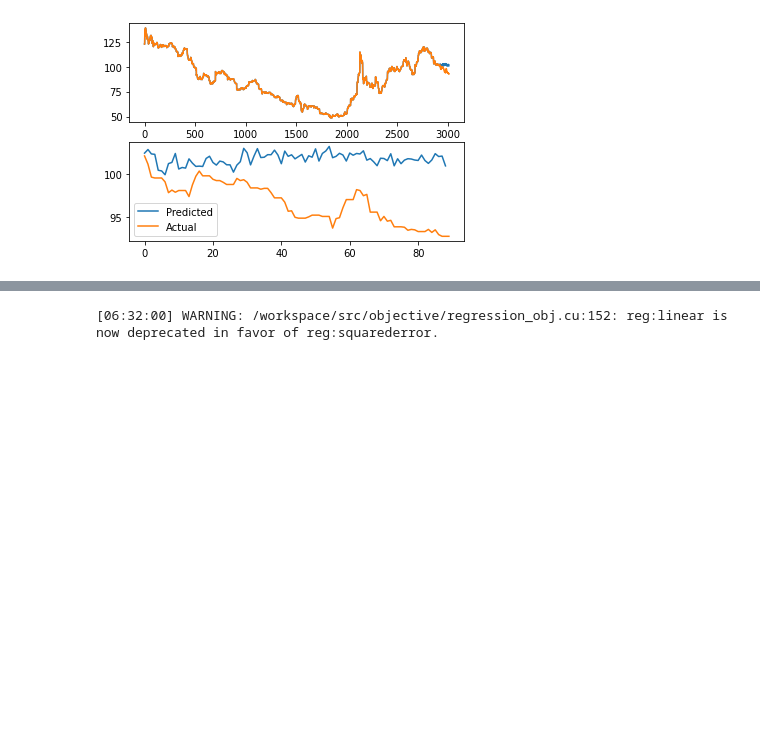
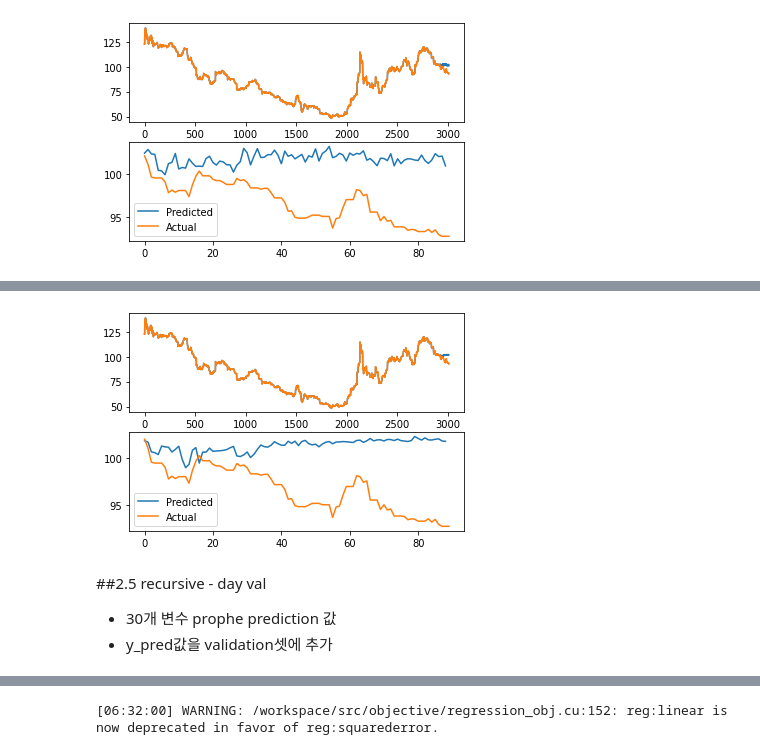
Before and after one commit to DoSungjin/black_coal_price, a Jupyter notebook: Xgboost_blackcoal_all.ipynb, the cells around one changed output, grey strips where cells are left out. Drawn from its saved outputs; the diff is of its cells as text; code cells hidden in the pictures; blank space fills up the shorter version.

```diff
--- a/Xgboost_blackcoal_all.ipynb
+++ b/Xgboost_blackcoal_all.ipynb
@@ -466,0 +579,3 @@ plt.show()
+# %%
+df_merge=df_merge.rename(columns={'date':'ds'})
+df_merge
@@ -466,0 +596,3 @@ plt.show()
+# %%
+df_merge = pd.merge(df_merge,shift2,on='ds',how='outer')
+df_merge
@@ -466,0 +613,4 @@ plt.show()
+# %%
+df_drop = df_merge.drop('ds',axis=1)
+# %%
+df_merge=df_merge.set_index('ds')
@@ -466,0 +670,20 @@ plt.show()
+# %%
+
+
+plt.subplot(211)
+plt.plot(df_drop['Coal_price'].values , label='Predicted')
+plt.plot(df_coal['Coal_price'].values , label='Actual')
+
+
+plt.subplot(212)
+plt.plot(df_drop['Coal_price'][-90:].values, label='Predicted')
+plt.plot(df_coal['Coal_price'][-90:].values, label='Actual')
+plt.legend()
+plt.show()
+# %% [output]
+[figure, added]
+# %% [markdown]
+##2.5 recursive - day val
+
+*   30개 변수 prophe prediction 값
+*   y_pred값을 validation셋에 추가
```
Also changed, not shown: parts of 56 cells of this notebook.
